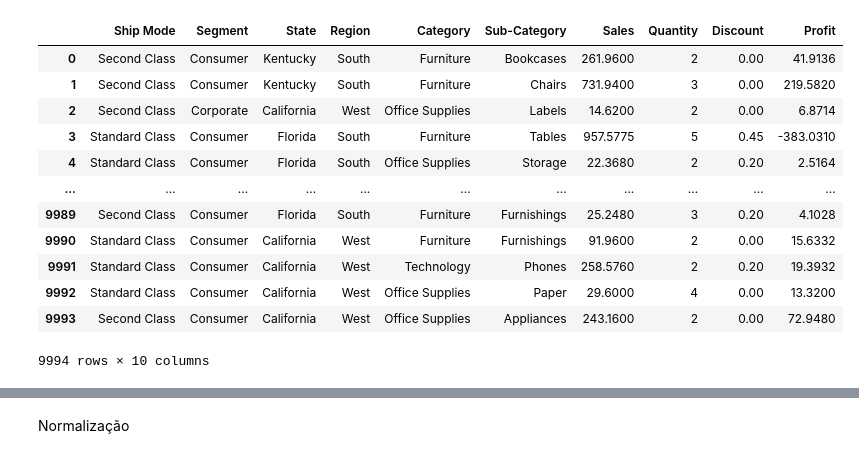
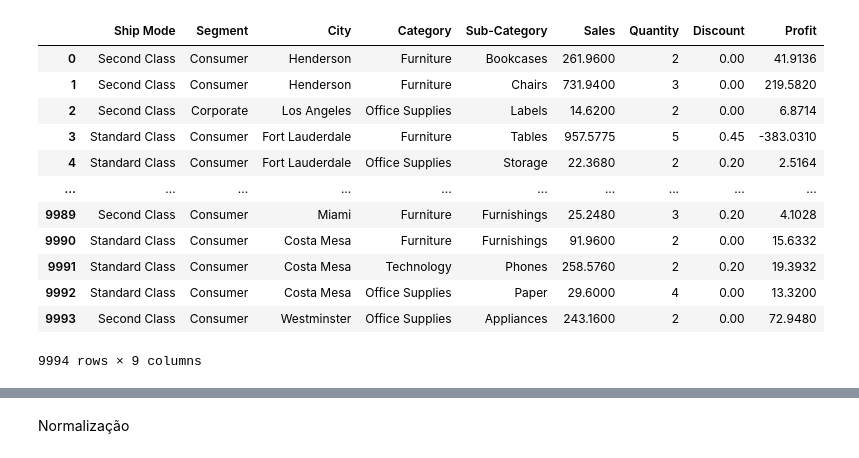
Before and after one commit to PedrocsGalindo/client_clustering, a Jupyter notebook: notebookes/data_treat.ipynb, the cells around one changed output, grey strips where cells are left out. Drawn from its saved outputs; the diff is of its cells as text; code cells hidden in the pictures.

```diff
--- a/notebookes/data_treat.ipynb
+++ b/notebookes/data_treat.ipynb
@@ -5,20 +5,20 @@ from sklearn.preprocessing import OneHotEncoder
 # %%
 data_path = path.abspath("../data/US_Superstore_data.xls")
 data = pd.read_excel(data_path)
 # Country -> only have United States values
-data = data.drop(columns=['Row ID', 'Order ID', 'Customer Name', 'Postal Code', 'Product ID', 'Product Name', 'Customer ID', 'Order Date', 'Ship Date', 'Country', 'City'])
+data = data.drop(columns=['Row ID', 'Order ID', 'Customer Name', 'Postal Code', 'Product ID', 'Product Name', 'Customer ID', 'Order Date', 'Ship Date', 'Country', "Region", "State"])
 data
 # %% [output]
-|  | Ship Mode | Segment | State | Region | Category | Sub-Category | Sales | Quantity | Discount | Profit |
-| 0 | Second Class | Consumer | Kentucky | South | Furniture | Bookcases | 261.9600 | 2 | 0.00 | 41.9136 |
-| 1 | Second Class | Consumer | Kentucky | South | Furniture | Chairs | 731.9400 | 3 | 0.00 | 219.5820 |
-| 2 | Second Class | Corporate | California | West | Office Supplies | Labels | 14.6200 | 2 | 0.00 | 6.8714 |
-| 3 | Standard Class | Consumer | Florida | South | Furniture | Tables | 957.5775 | 5 | 0.45 | -383.0310 |
-| 4 | Standard Class | Consumer | Florida | South | Office Supplies | Storage | 22.3680 | 2 | 0.20 | 2.5164 |
-| ... | ... | ... | ... | ... | ... | ... | ... | ... | ... | ... |
-| 9989 | Second Class | Consumer | Florida | South | Furniture | Furnishings | 25.2480 | 3 | 0.20 | 4.1028 |
-| 9990 | Standard Class | Consumer | California | West | Furniture | Furnishings | 91.9600 | 2 | 0.00 | 15.6332 |
-| 9991 | Standard Class | Consumer | California | West | Technology | Phones | 258.5760 | 2 | 0.20 | 19.3932 |
-| 9992 | Standard Class | Consumer | California | West | Office Supplies | Paper | 29.6000 | 4 | 0.00 | 13.3200 |
-| 9993 | Second Class | Consumer | California | West | Office Supplies | Appliances | 243.1600 | 2 | 0.00 | 72.9480 |
+|  | Ship Mode | Segment | City | Category | Sub-Category | Sales | Quantity | Discount | Profit |
+| 0 | Second Class | Consumer | Henderson | Furniture | Bookcases | 261.9600 | 2 | 0.00 | 41.9136 |
+| 1 | Second Class | Consumer | Henderson | Furniture | Chairs | 731.9400 | 3 | 0.00 | 219.5820 |
+| 2 | Second Class | Corporate | Los Angeles | Office Supplies | Labels | 14.6200 | 2 | 0.00 | 6.8714 |
+| 3 | Standard Class | Consumer | Fort Lauderdale | Furniture | Tables | 957.5775 | 5 | 0.45 | -383.0310 |
+| 4 | Standard Class | Consumer | Fort Lauderdale | Office Supplies | Storage | 22.3680 | 2 | 0.20 | 2.5164 |
+| ... | ... | ... | ... | ... | ... | ... | ... | ... | ... |
+| 9989 | Second Class | Consumer | Miami | Furniture | Furnishings | 25.2480 | 3 | 0.20 | 4.1028 |
+| 9990 | Standard Class | Consumer | Costa Mesa | Furniture | Furnishings | 91.9600 | 2 | 0.00 | 15.6332 |
+| 9991 | Standard Class | Consumer | Costa Mesa | Technology | Phones | 258.5760 | 2 | 0.20 | 19.3932 |
+| 9992 | Standard Class | Consumer | Costa Mesa | Office Supplies | Paper | 29.6000 | 4 | 0.00 | 13.3200 |
+| 9993 | Second Class | Consumer | Westminster | Office Supplies | Appliances | 243.1600 | 2 | 0.00 | 72.9480 |
-9994 rows × 10 columns
+9994 rows × 9 columns
```
Also changed, not shown: parts of 3 cells of this notebook, 2 other files.
